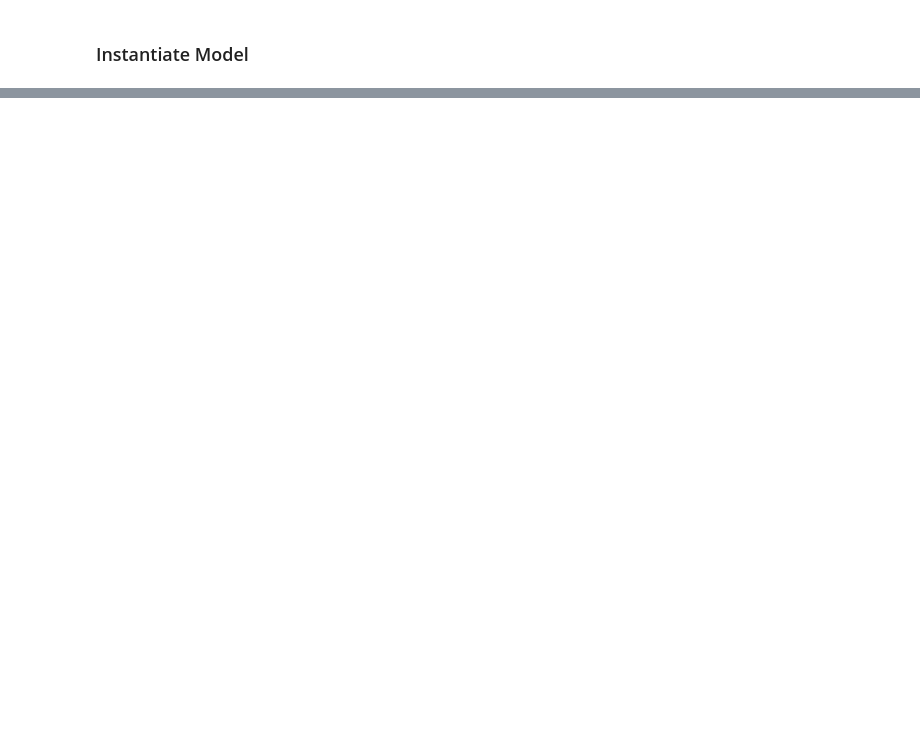
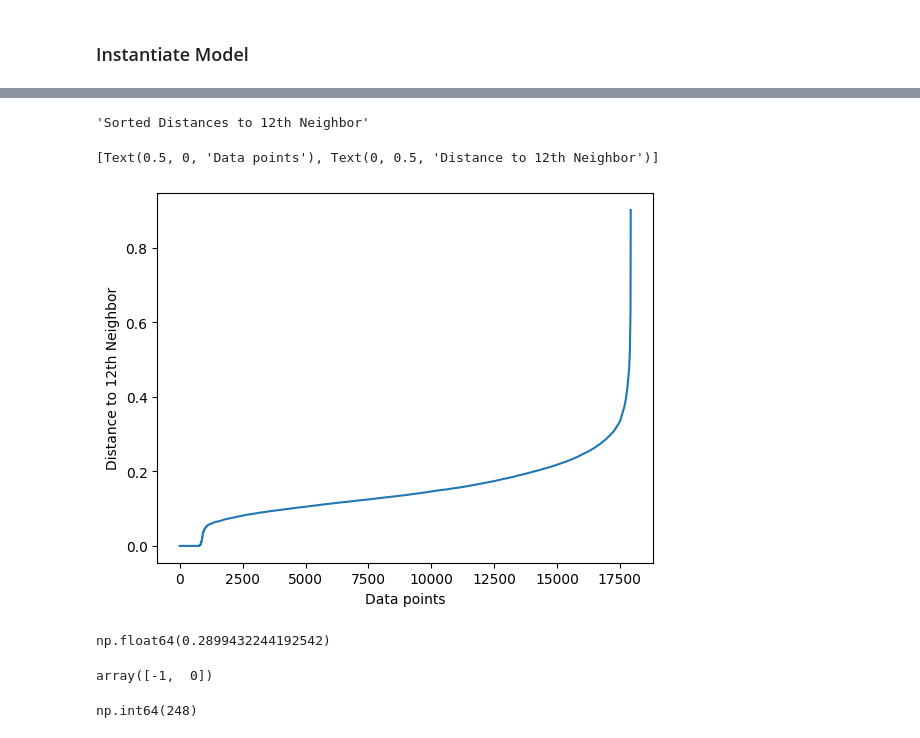
Before and after one commit to steffenkaewert/data_science, a Jupyter notebook: notebooks/03_modeling.ipynb, the cells around one changed output, grey strips where cells are left out. Drawn from its saved outputs; the diff is of its cells as text; code cells hidden in the pictures; blank space fills up the shorter version.

```diff
--- a/notebooks/03_modeling.ipynb
+++ b/notebooks/03_modeling.ipynb
@@ -174,0 +321,34 @@ for n_init in [1, 10, 50]:
+# %%
+# Create a k-distance plot (Distances to nearest neighbors)
+display("Sorted Distances to 12th Neighbor")
+fig, ax = plt.subplots()
+
+ax.plot(range(len(arr_dist_sorted)), np.sort(arr_dist_sorted[:, 12]))  # min_sampels = 2 x num_of_dimensions
+ax.set(xlabel='Data points', ylabel='Distance to 12th Neighbor')
+# %% [output]
+'Sorted Distances to 12th Neighbor'
+[Text(0.5, 0, 'Data points'), Text(0, 0.5, 'Distance to 12th Neighbor')]
+[figure, added]
+# %%
+# Determine maximum distance eps
+np.sort(arr_dist_sorted[:, 12])[17000]
+# %% [output]
+np.float64(0.2899432244192542)
+# %%
+# Instantiate model with optimized hyperparameters
+model = DBSCAN(
+    eps=0.29,
+    min_samples=12)
+
+# Fit model
+model.fit(df_features_selected)
+
+# Clusternamen
+np.unique(model.labels_)
+# %% [output]
+array([-1,  0])
+# %%
+# Calculate sum of outliers
+np.sum(model.labels_ == -1)
+# %% [output]
+np.int64(248)
```
Also changed, not shown: parts of 39 cells of this notebook.
